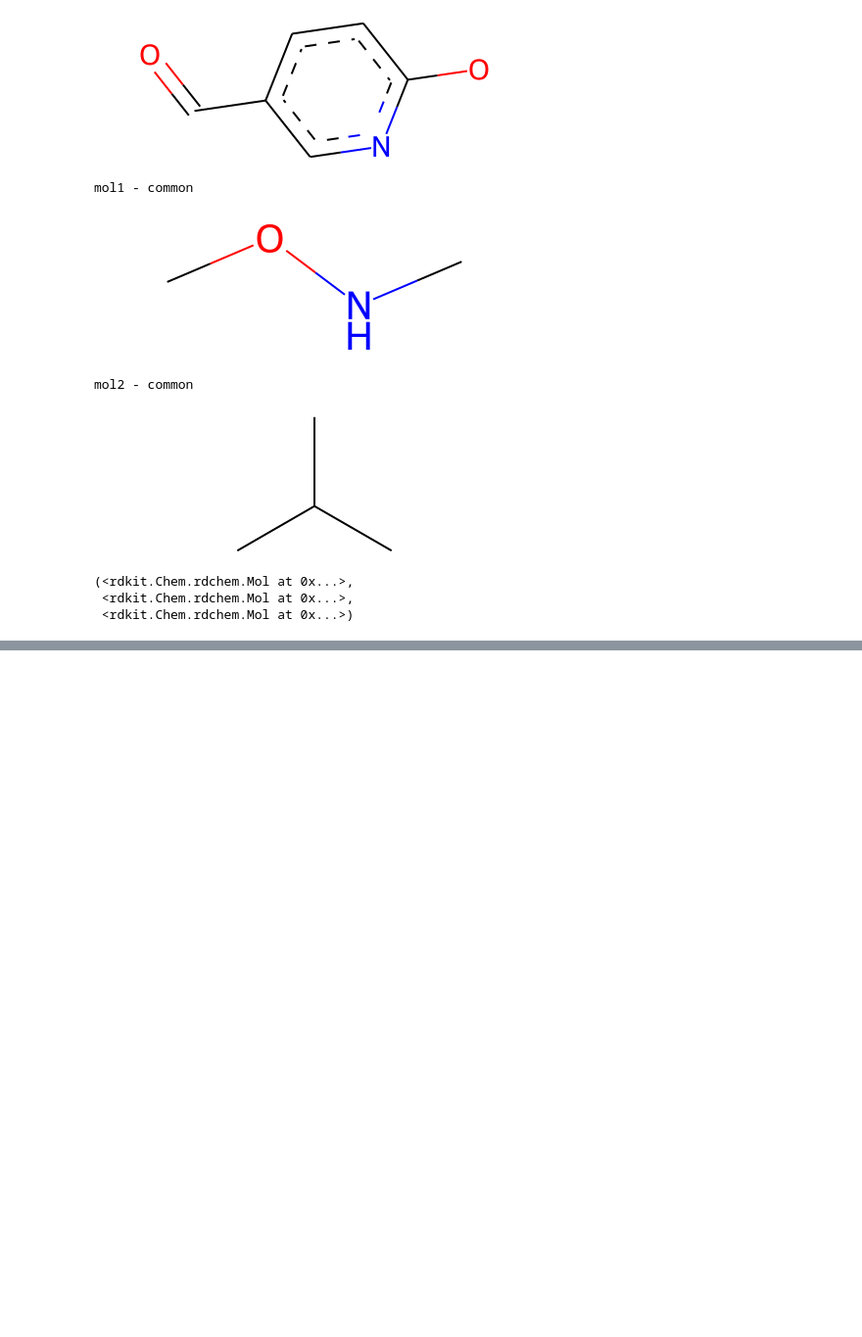
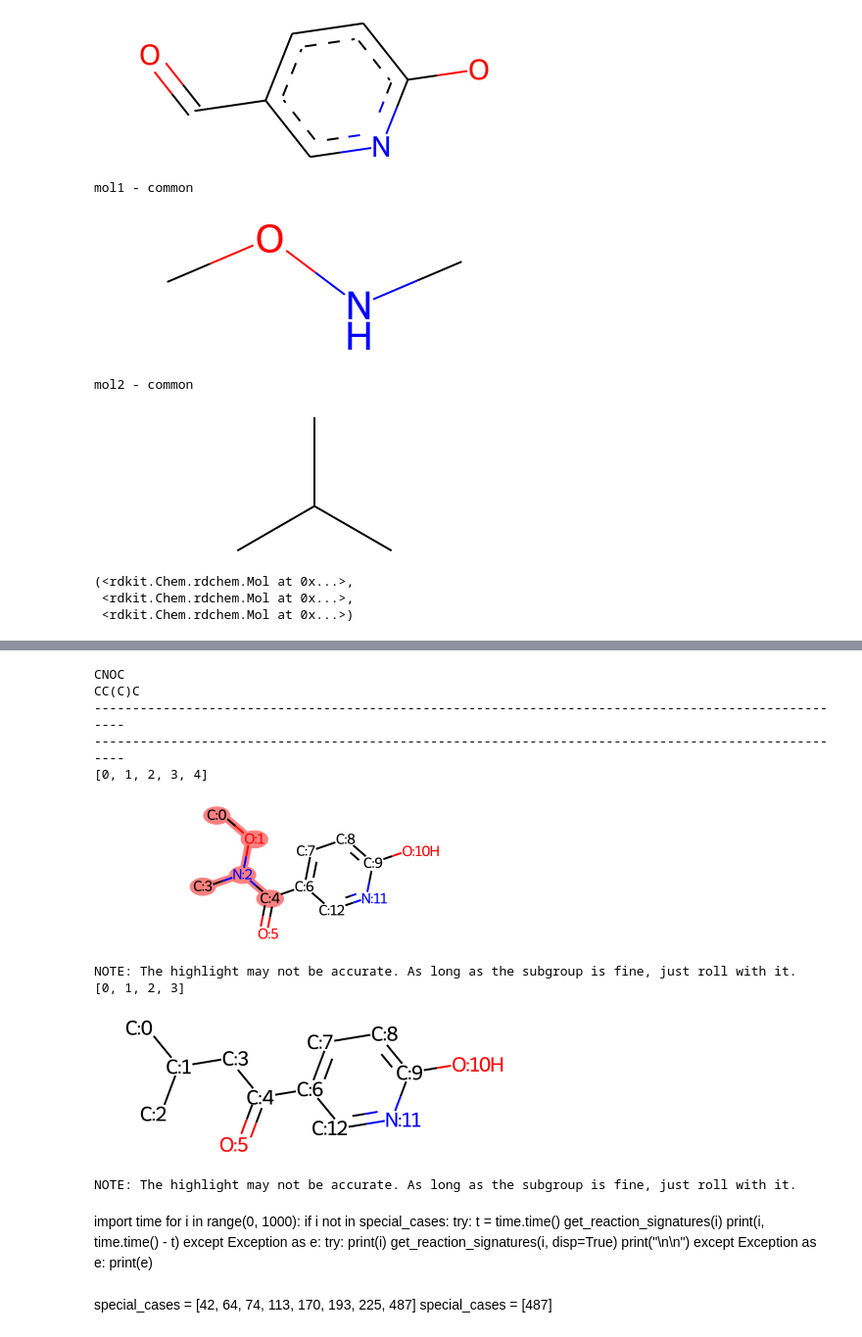
Before and after one commit to MrScabbyCreature/ReactionRL, a Jupyter notebook: uspto - reaction centre and signature.ipynb, the cells around one changed output, grey strips where cells are left out. Shown at 98% size. Drawn from its saved outputs; the diff is of its cells as text; code cells hidden in the pictures; blank space fills up the shorter version.

```diff
--- a/uspto - reaction centre and signature.ipynb
+++ b/uspto - reaction centre and signature.ipynb
@@ -157,7 +201,7 @@ def get_reaction_signatures(i, disp=False):
         print("Mol2")
         display(mol2)
 
-    # get reaction signatures
+    # get initial (unprocessed) reaction signatures
     common_substructure, mol1_diff, mol2_diff = get_substructures(mol1, mol2, disp=disp)
     print(Chem.MolToSmiles(mol1_diff))
     print(Chem.MolToSmiles(mol2_diff))
@@ -176,8 +220,8 @@ def get_reaction_signatures(i, disp=False):
         print("-"*100)
 
     # mapping of molecule idx to common_substructure idx
-    mol1_to_com_map = np.array(mol1.GetSubstructMatch(common_substructure))
-    mol2_to_com_map = np.array(mol2.GetSubstructMatch(common_substructure))
+    mol1_to_com_map = np.array(rdchem.Mol(mol1).GetSubstructMatch(common_substructure))
+    mol2_to_com_map = np.array(rdchem.Mol(mol2).GetSubstructMatch(common_substructure))
 
     def comm_idx1(idx):
         '''
@@ -216,7 +260,8 @@ def get_reaction_signatures(i, disp=False):
     con2 = list(filter(lambda x: (comm_idx2(x[1]) in com_to_mol2_map) and \
                                    (comm_idx2(x[0]) not in com_to_mol2_map), con2))
 
-    con1, con2 = connect_substructures_if_applicable(mol1, con1), connect_substructures_if_applicable(mol2, con2)
+    con1, con2 = connect_substructures_if_applicable(mol1, con1, not (Chem.MolToSmiles(mol2_diff) == '')), \
+                connect_substructures_if_applicable(mol2, con2, not (Chem.MolToSmiles(mol1_diff) == ''))
 
     if disp:
         print("Con1", con1)
@@ -225,5 +270,10 @@ def get_reaction_signatures(i, disp=False):
             print("Common idx for connection:", comm_idx1(con1[0][1]), comm_idx2(con2[0][1]))
 
     # verification
-    assert len(con1) <= 1
-    assert len(con2) <= 1
+    assert (len(con1) <= 1 and len(con2) <= 1) or (len(con1) == len(con2)), f"{len(con1)} vs {len(con2)}"
+
+    # get final reaction signatures
+    sig1 = disconnect_and_get_signature(mol1, con1, mol1_diff)
+    sig2 = disconnect_and_get_signature(mol2, con2, mol2_diff)
+
+    return mol1, mol2, sig1, sig2
@@ -252,15 +279,0 @@ special_cases = [487]
-# %%
-import time
-for i in range(0, 1000):
-    if i not in special_cases:
-        try:
-            t = time.time()
-            get_reaction_signatures(i)
-            print(i, time.time() - t)
-        except Exception as e:
-            try:
-                print(i)
-                get_reaction_signatures(i, disp=True)
-                print("\n\n")
-            except Exception as e:
-                print(e)
@@ -299,0 +321,36 @@ With indices - mol1, mol2 and common
+# %%
+i = 0
+mol1, mol2, sig1, sig2 = get_reaction_signatures(i, False)
+
+print("-"*100)
+print("-"*100)
+highlight_signatures(mol1, mol2, sig1, sig2)
+# %% [output]
+CNOC
+CC(C)C
+----------------------------------------------------------------------------------------------------
+----------------------------------------------------------------------------------------------------
+[0, 1, 2, 3, 4]
+[figure, added]
+NOTE: The highlight may not be accurate. As long as the subgroup is fine, just roll with it.
+[0, 1, 2, 3]
+[figure, added]
+NOTE: The highlight may not be accurate. As long as the subgroup is fine, just roll with it.
+# %% [markdown]
+import time
+for i in range(0, 1000):
+    if i not in special_cases:
+        try:
+            t = time.time()
+            get_reaction_signatures(i)
+            print(i, time.time() - t)
+        except Exception as e:
+            try:
+                print(i)
+                get_reaction_signatures(i, disp=True)
+                print("\n\n")
+            except Exception as e:
+                print(e)
+# %% [markdown]
+special_cases = [42, 64, 74, 113, 170, 193, 225, 487]
+special_cases = [487]
```
Also changed, not shown: parts of 7 cells of this notebook, 1 other file.
